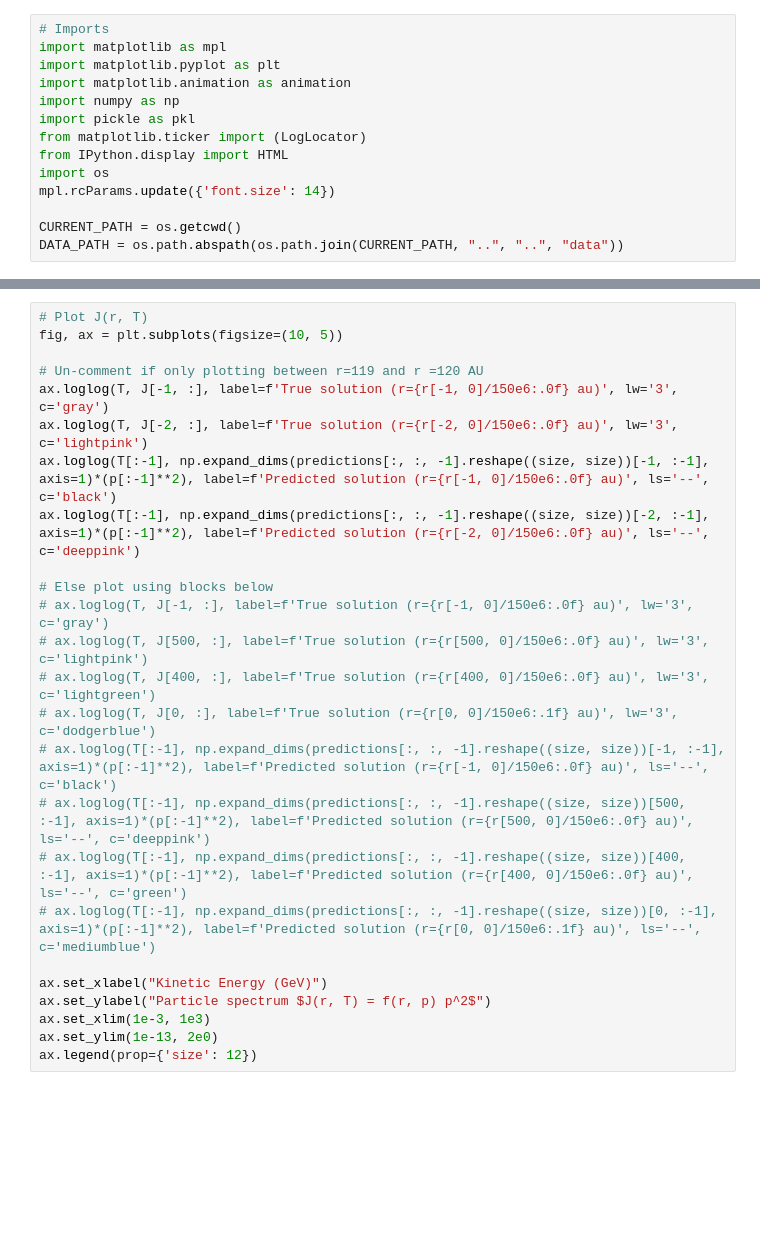
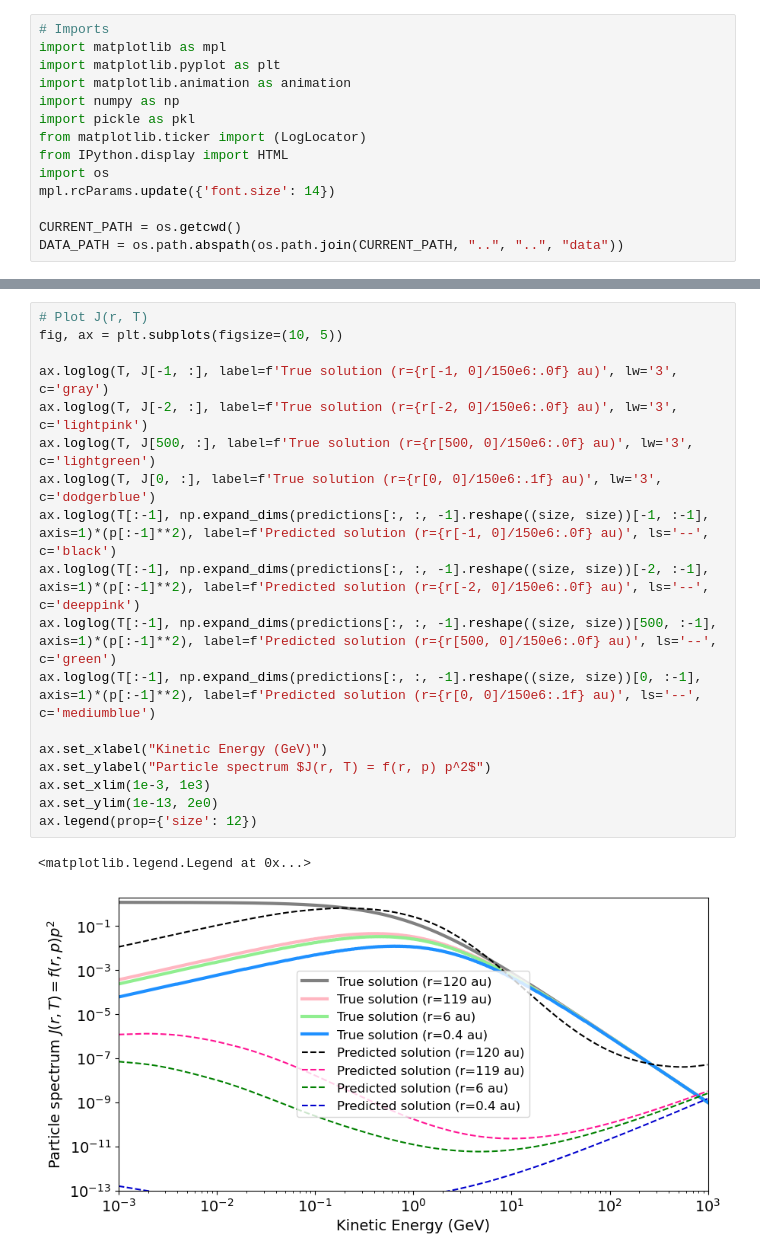
Before and after one commit to linneawolniewicz/pinns, a Jupyter notebook: sherpa/study/visualize.ipynb, the cells around one changed output, grey strips where cells are left out. Cells and saved outputs as stored; diff of their text form; blank space fills up the shorter version.

```diff
--- a/sherpa/study/visualize.ipynb
+++ b/sherpa/study/visualize.ipynb
@@ -79,28 +82,24 @@ ax.legend(prop={'size': 12})
 # %%
 # Plot J(r, T)
 fig, ax = plt.subplots(figsize=(10, 5))
 
-# Un-comment if only plotting between r=119 and r =120 AU
 ax.loglog(T, J[-1, :], label=f'True solution (r={r[-1, 0]/150e6:.0f} au)', lw='3', c='gray')
 ax.loglog(T, J[-2, :], label=f'True solution (r={r[-2, 0]/150e6:.0f} au)', lw='3', c='lightpink')
+ax.loglog(T, J[500, :], label=f'True solution (r={r[500, 0]/150e6:.0f} au)', lw='3', c='lightgreen')
+ax.loglog(T, J[0, :], label=f'True solution (r={r[0, 0]/150e6:.1f} au)', lw='3', c='dodgerblue')
 ax.loglog(T[:-1], np.expand_dims(predictions[:, :, -1].reshape((size, size))[-1, :-1], axis=1)*(p[:-1]**2), label=f'Predicted solution (r={r[-1, 0]/150e6:.0f} au)', ls='--', c='black')
 ax.loglog(T[:-1], np.expand_dims(predictions[:, :, -1].reshape((size, size))[-2, :-1], axis=1)*(p[:-1]**2), label=f'Predicted solution (r={r[-2, 0]/150e6:.0f} au)', ls='--', c='deeppink')
-
-# Else plot using blocks below
-# ax.loglog(T, J[-1, :], label=f'True solution (r={r[-1, 0]/150e6:.0f} au)', lw='3', c='gray')
-# ax.loglog(T, J[500, :], label=f'True solution (r={r[500, 0]/150e6:.0f} au)', lw='3', c='lightpink')
-# ax.loglog(T, J[400, :], label=f'True solution (r={r[400, 0]/150e6:.0f} au)', lw='3', c='lightgreen')
-# ax.loglog(T, J[0, :], label=f'True solution (r={r[0, 0]/150e6:.1f} au)', lw='3', c='dodgerblue')
-# ax.loglog(T[:-1], np.expand_dims(predictions[:, :, -1].reshape((size, size))[-1, :-1], axis=1)*(p[:-1]**2), label=f'Predicted solution (r={r[-1, 0]/150e6:.0f} au)', ls='--', c='black')
-# ax.loglog(T[:-1], np.expand_dims(predictions[:, :, -1].reshape((size, size))[500, :-1], axis=1)*(p[:-1]**2), label=f'Predicted solution (r={r[500, 0]/150e6:.0f} au)', ls='--', c='deeppink')
-# ax.loglog(T[:-1], np.expand_dims(predictions[:, :, -1].reshape((size, size))[400, :-1], axis=1)*(p[:-1]**2), label=f'Predicted solution (r={r[400, 0]/150e6:.0f} au)', ls='--', c='green')
-# ax.loglog(T[:-1], np.expand_dims(predictions[:, :, -1].reshape((size, size))[0, :-1], axis=1)*(p[:-1]**2), label=f'Predicted solution (r={r[0, 0]/150e6:.1f} au)', ls='--', c='mediumblue')
+ax.loglog(T[:-1], np.expand_dims(predictions[:, :, -1].reshape((size, size))[500, :-1], axis=1)*(p[:-1]**2), label=f'Predicted solution (r={r[500, 0]/150e6:.0f} au)', ls='--', c='green')
+ax.loglog(T[:-1], np.expand_dims(predictions[:, :, -1].reshape((size, size))[0, :-1], axis=1)*(p[:-1]**2), label=f'Predicted solution (r={r[0, 0]/150e6:.1f} au)', ls='--', c='mediumblue')
 
 ax.set_xlabel("Kinetic Energy (GeV)")
 ax.set_ylabel("Particle spectrum $J(r, T) = f(r, p) p^2$")
 ax.set_xlim(1e-3, 1e3)
 ax.set_ylim(1e-13, 2e0)
 ax.legend(prop={'size': 12})
+# %% [output]
+<matplotlib.legend.Legend at 0x...>
+[figure, added]
 # %%
 # Plot loss
 fig = plt.figure(figsize=(10, 5))
```
Also changed, not shown: parts of 5 cells of this notebook, 6 other files.
